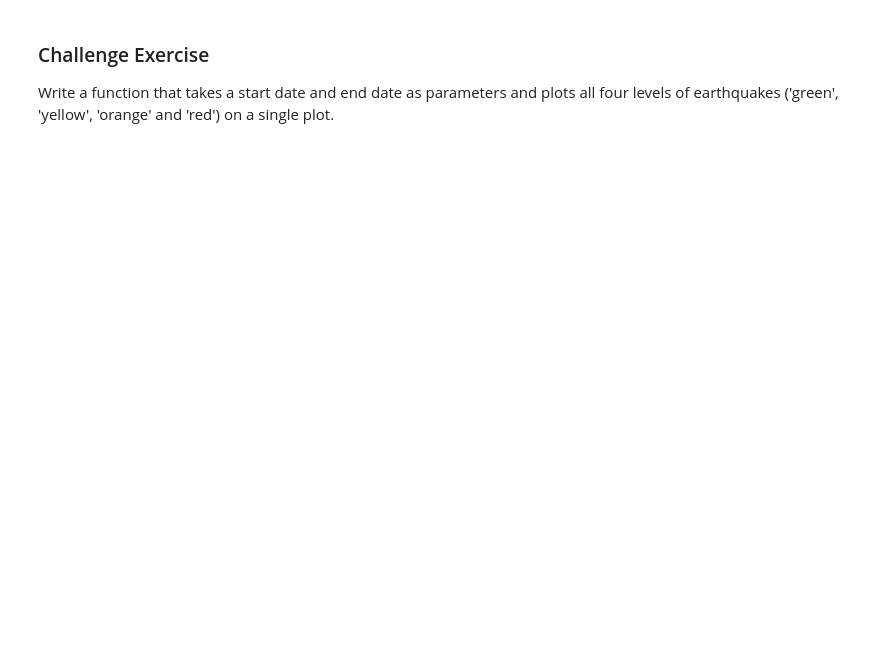
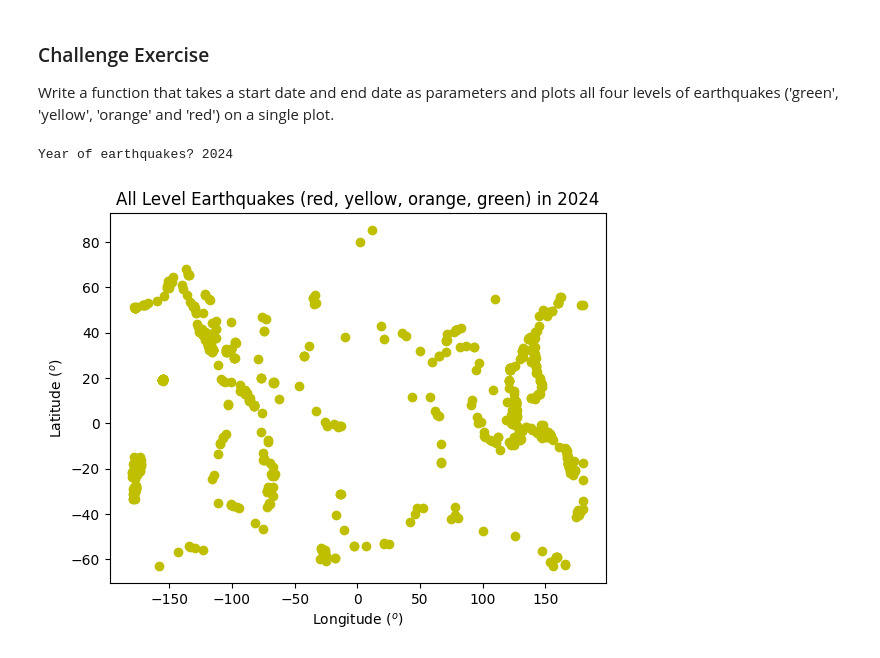
Before and after one commit to pauljesic/comp215pauljesic, a Jupyter notebook: labs/lab01-introduction.ipynb, the cells around one changed output. Saved outputs shown, nothing was run; the diff lists cells and outputs as text; code cells hidden in the pictures; blank space fills up the shorter version.

```diff
--- a/labs/lab01-introduction.ipynb
+++ b/labs/lab01-introduction.ipynb
@@ -155,0 +214,44 @@ Write a function that takes a start date and end date as parameters and plots al
+# %%
+def plot_all_earthquakes():
+  year = input("Year of earthquakes? ")
+  start_year = year + "-01-01"
+  end_year = year + "-12-31"
+
+  alertlevels = ['red', 'yellow', 'orange', 'green']
+  combined_data = []
+
+  for level in alertlevels:
+    params_dict = {'format': 'geojson', 'starttime': start_year, 'endtime': end_year, 'alertlevel': level}
+    api_url = 'https://earthquake.usgs.gov/fdsnws/event/1/query?'
+
+    # make the API request
+    response = requests.get(api_url, params=params_dict)
+
+    # Convert the response to JSON and extend the combined_data list
+    data = json.loads(response.text)
+    combined_data.extend(data['features'])
+
+  data = {"type": "FeatureCollection", "features": combined_data}
+
+
+  # extract the longitudes and latitudes for the earthquake events
+  locations = [feature['geometry']['coordinates'] for feature in data['features']]
+  longitudes = [location[0] for location in locations]
+  latitudes = [location[1] for location in locations]
+
+  # make a matplotlib scatter plot with the longitudes and latitudes
+  fig, ax = plt.subplots()
+  ax.scatter(longitudes, latitudes, color='y', label='Events')
+  ax.set_xlabel(r'Longitude ($^o$)')
+  ax.set_ylabel(r'Latitude ($^o$)')
+
+  # Create a title string using all alert levels
+  title = "All Level Earthquakes (" + ", ".join(alertlevels) + ") in " + year
+  ax.set_title(title)
+
+  plt.show()
+
+plot_all_earthquakes()
+# %% [output]
+Year of earthquakes? 2024
+[figure, added]
```
Also changed, not shown: parts of 5 cells of this notebook.
